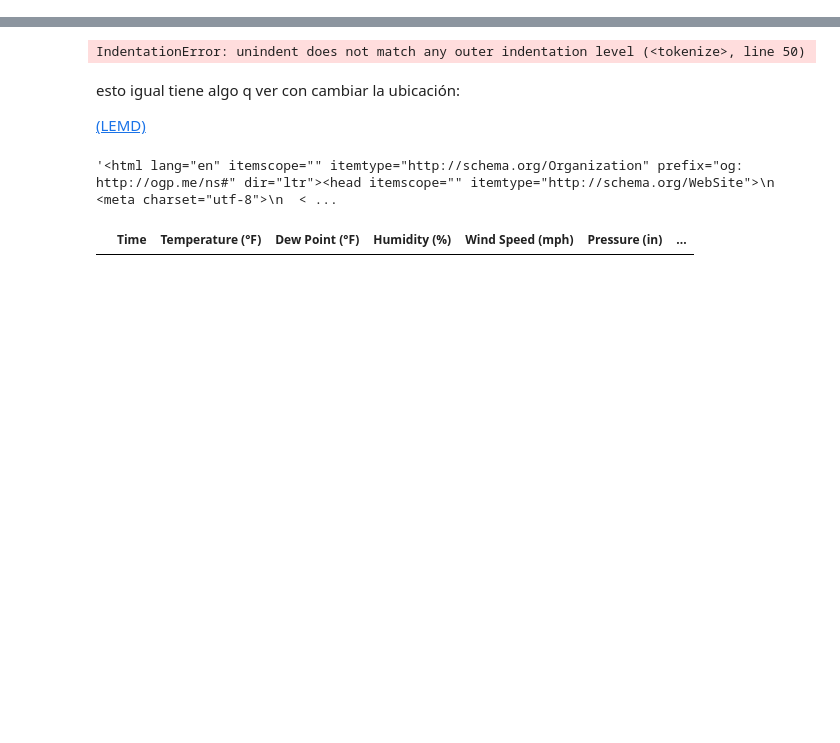
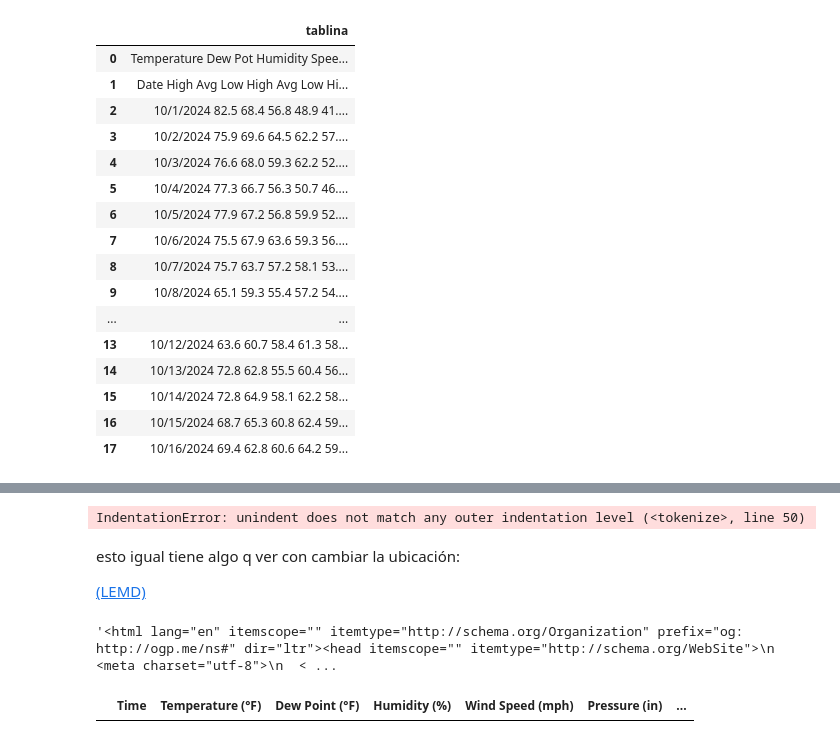
Before and after one commit to jgilsu11/juanito, a Jupyter notebook: modulo3-laboratorio03-selenium.ipynb, the cells around one changed output, grey strips where cells are left out. Saved outputs shown, nothing was run; the diff lists cells and outputs as text; code cells hidden in the pictures; blank space fills up the shorter version.

```diff
--- a/modulo3-laboratorio03-selenium.ipynb
+++ b/modulo3-laboratorio03-selenium.ipynb
@@ -82,0 +113,20 @@ tabliña_df
+# %%
+tablina_df
+# %% [output]
+|  | tablina |
+| 0 | Temperature Dew Pot Humidity Spee... |
+| 1 | Date High Avg Low High Avg Low Hi... |
+| 2 | 10/1/2024 82.5 68.4 56.8 48.9 41.... |
+| 3 | 10/2/2024 75.9 69.6 64.5 62.2 57.... |
+| 4 | 10/3/2024 76.6 68.0 59.3 62.2 52.... |
+| 5 | 10/4/2024 77.3 66.7 56.3 50.7 46.... |
+| 6 | 10/5/2024 77.9 67.2 56.8 59.9 52.... |
+| 7 | 10/6/2024 75.5 67.9 63.6 59.3 56.... |
+| 8 | 10/7/2024 75.7 63.7 57.2 58.1 53.... |
+| 9 | 10/8/2024 65.1 59.3 55.4 57.2 54.... |
+| ... | ... |
+| 13 | 10/12/2024 63.6 60.7 58.4 61.3 58... |
+| 14 | 10/13/2024 72.8 62.8 55.5 60.4 56... |
+| 15 | 10/14/2024 72.8 64.9 58.1 62.2 58... |
+| 16 | 10/15/2024 68.7 65.3 60.8 62.4 59... |
+| 17 | 10/16/2024 69.4 62.8 60.6 64.2 59... |
```
Also changed, not shown: parts of 10 cells of this notebook.
